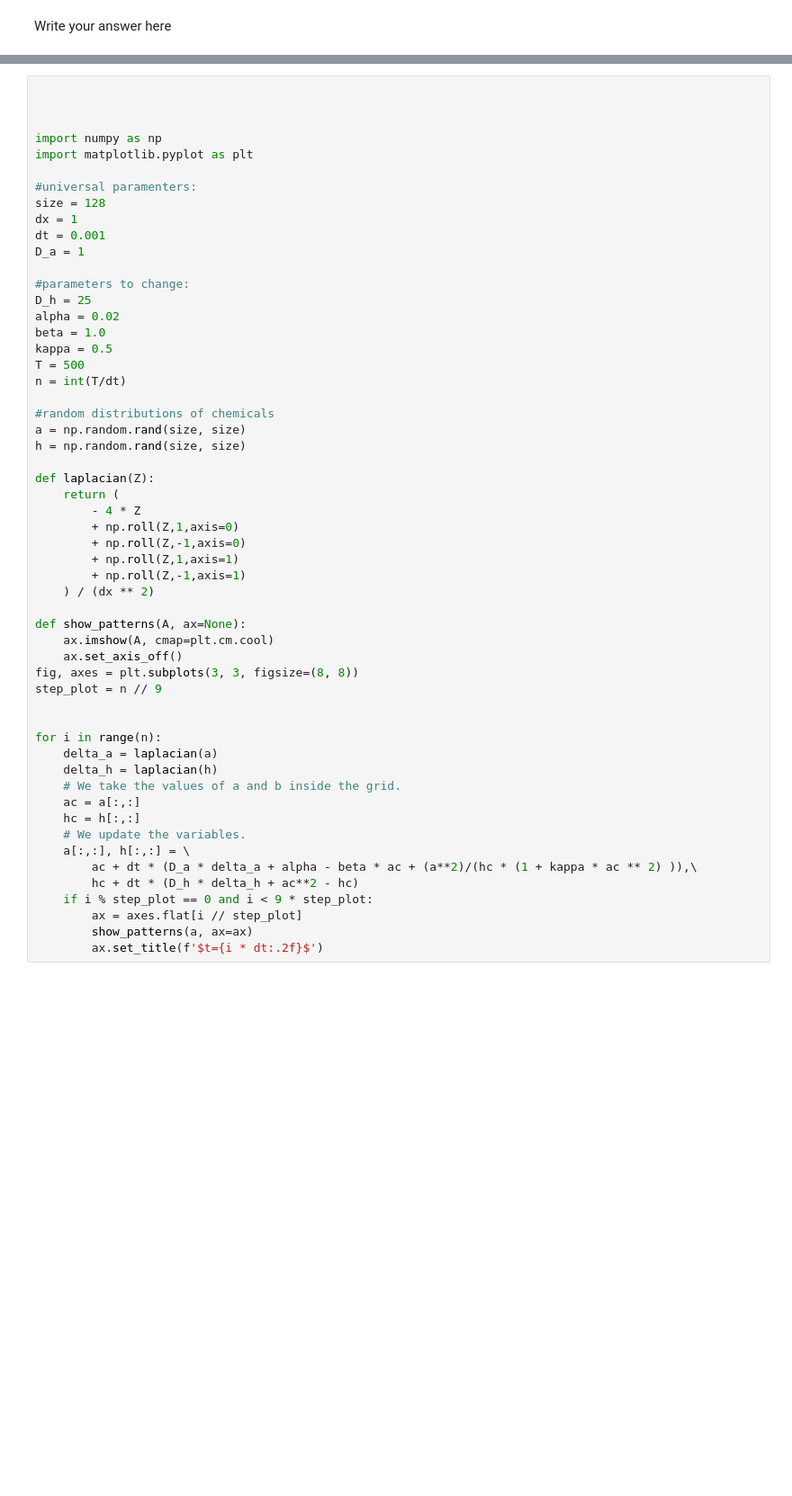
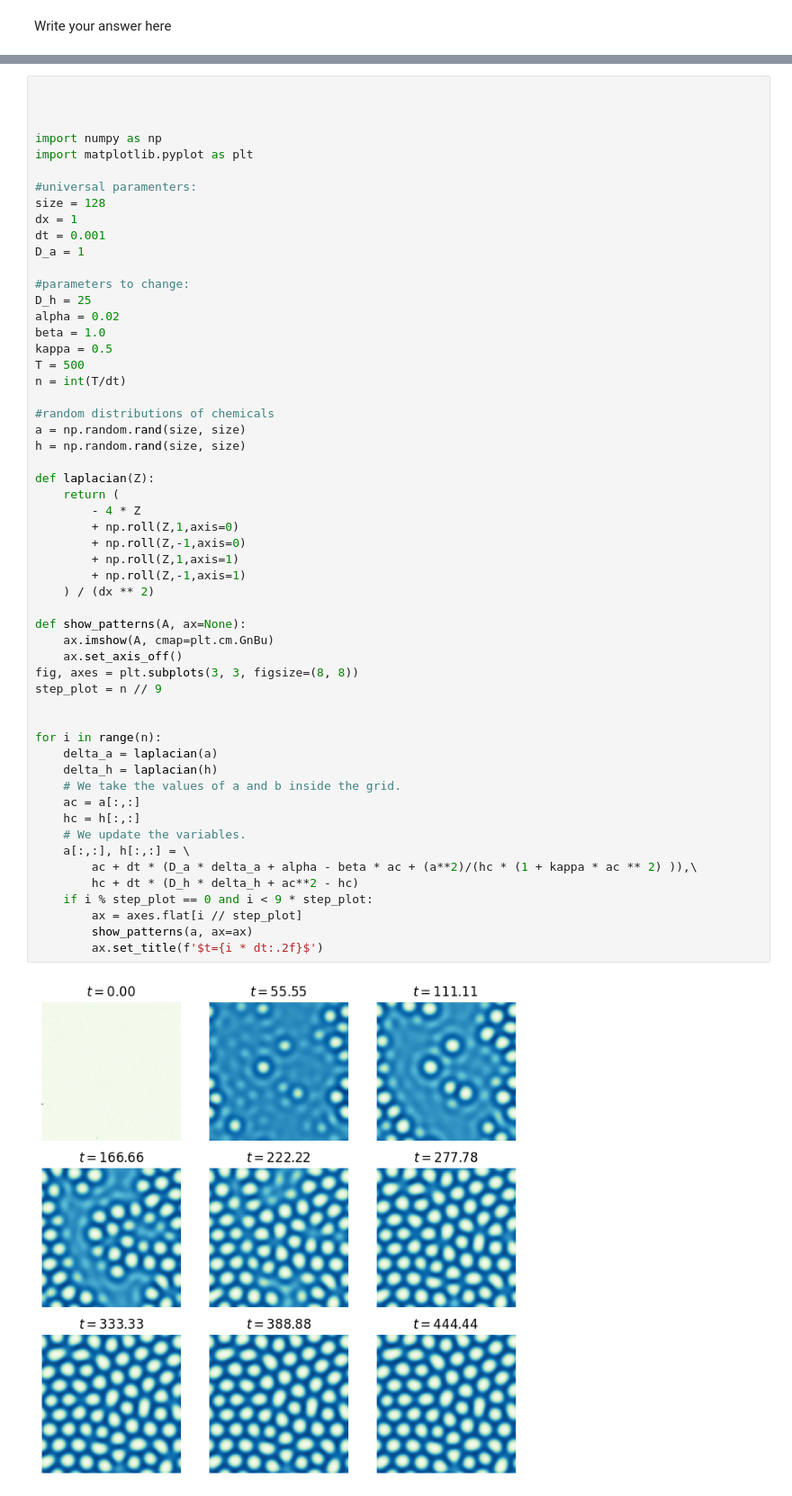
Before and after one commit to kitkate8/BioPhysHW, a Jupyter notebook: Homework/Homework3.ipynb, the cells around one changed output, grey strips where cells are left out. Shown at 90% size. Cells and saved outputs as stored; diff of their text form; blank space fills up the shorter version.

```diff
--- a/Homework/Homework3.ipynb
+++ b/Homework/Homework3.ipynb
@@ -360,31 +362,33 @@ h = np.random.rand(size, size)
 
 def laplacian(Z):
     return (
         - 4 * Z
         + np.roll(Z,1,axis=0)
         + np.roll(Z,-1,axis=0)
         + np.roll(Z,1,axis=1)
         + np.roll(Z,-1,axis=1)
     ) / (dx ** 2)
 
 def show_patterns(A, ax=None):
-    ax.imshow(A, cmap=plt.cm.cool)
+    ax.imshow(A, cmap=plt.cm.GnBu)
     ax.set_axis_off()
 fig, axes = plt.subplots(3, 3, figsize=(8, 8))
 step_plot = n // 9
 
 
 for i in range(n):
     delta_a = laplacian(a)
     delta_h = laplacian(h)
     # We take the values of a and b inside the grid.
     ac = a[:,:]
     hc = h[:,:]
     # We update the variables.
     a[:,:], h[:,:] = \
         ac + dt * (D_a * delta_a + alpha - beta * ac + (a**2)/(hc * (1 + kappa * ac ** 2) )),\
         hc + dt * (D_h * delta_h + ac**2 - hc)
     if i % step_plot == 0 and i < 9 * step_plot:
         ax = axes.flat[i // step_plot]
         show_patterns(a, ax=ax)
         ax.set_title(f'$t={i * dt:.2f}$')
+# %% [output]
+[figure, added]
```
Also changed, not shown: parts of 8 cells of this notebook.
